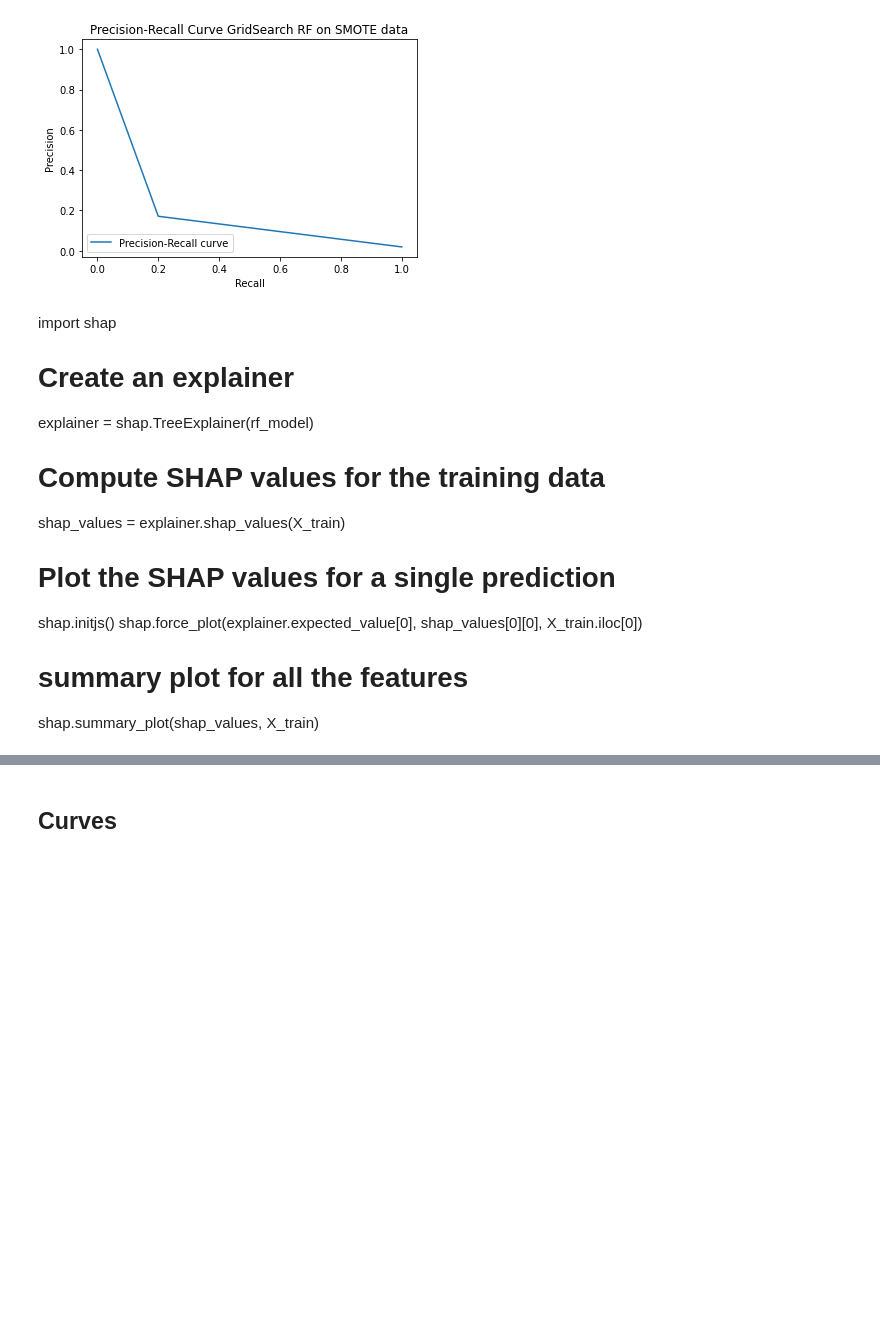
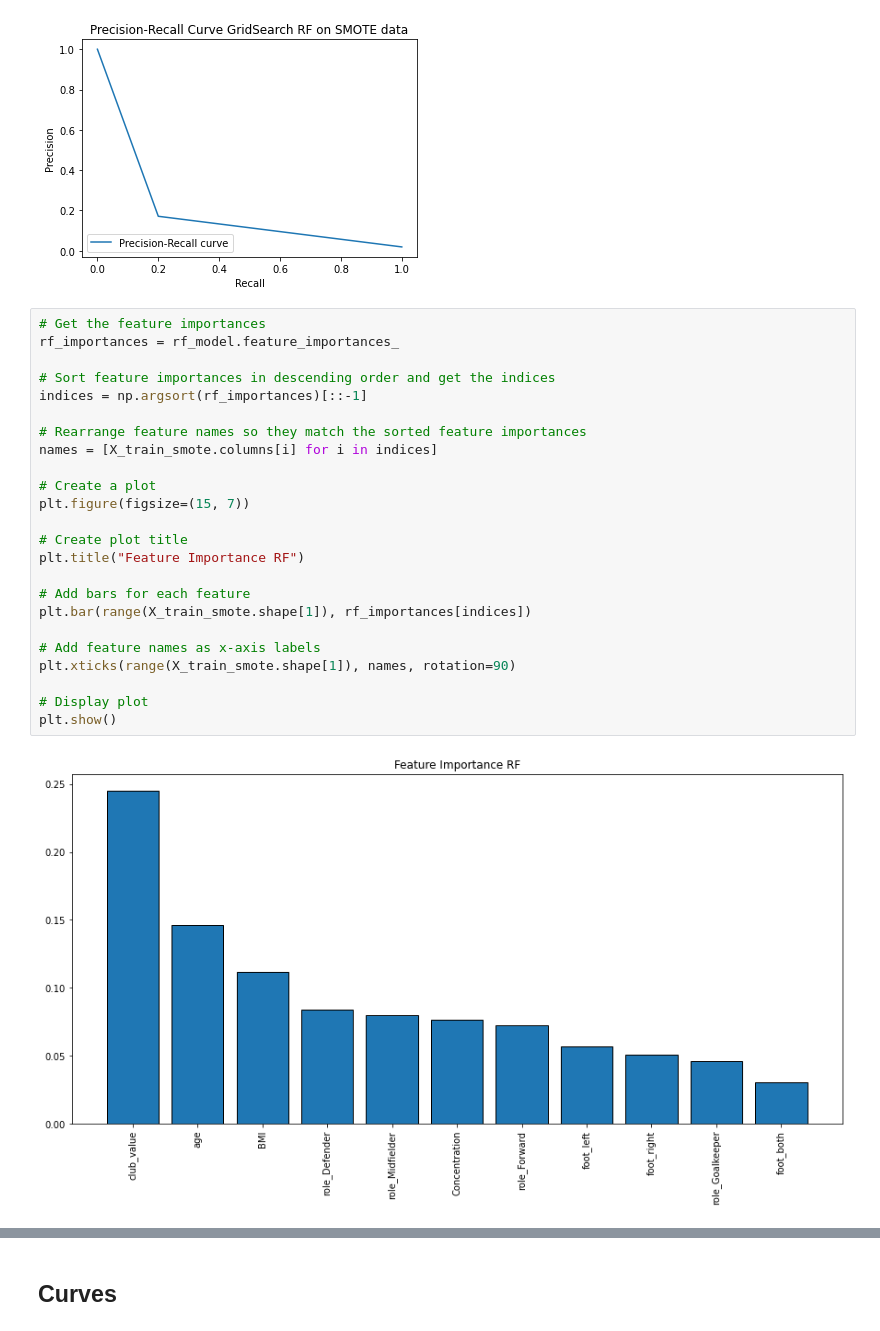
Before and after one commit to Sba22246/thesis, a Jupyter notebook: CAPSTONE_PART_3B-checkpoint.ipynb, the cells around one changed output, grey strips where cells are left out. Cells and saved outputs as stored; diff of their text form; blank space fills up the shorter version.

```diff
--- a/CAPSTONE_PART_3B-checkpoint.ipynb
+++ b/CAPSTONE_PART_3B-checkpoint.ipynb
@@ -1680,18 +1709,29 @@ plt.legend(loc="lower left")
 plt.show()
 # %% [output]
 [figure]
-# %% [markdown]
-import shap
-
-# Create an explainer
-explainer = shap.TreeExplainer(rf_model)
-
-# Compute SHAP values for the training data
-shap_values = explainer.shap_values(X_train)
-
-# Plot the SHAP values for a single prediction
-shap.initjs()
-shap.force_plot(explainer.expected_value[0], shap_values[0][0], X_train.iloc[0])
-
-# summary plot for all the features
-shap.summary_plot(shap_values, X_train)
+# %%
+# Get the feature importances
+rf_importances = rf_model.feature_importances_
+
+# Sort feature importances in descending order and get the indices
+indices = np.argsort(rf_importances)[::-1]
+
+# Rearrange feature names so they match the sorted feature importances
+names = [X_train_smote.columns[i] for i in indices]
+
+# Create a plot
+plt.figure(figsize=(15, 7))
+
+# Create plot title
+plt.title("Feature Importance RF")
+
+# Add bars for each feature
+plt.bar(range(X_train_smote.shape[1]), rf_importances[indices])
+
+# Add feature names as x-axis labels
+plt.xticks(range(X_train_smote.shape[1]), names, rotation=90)
+
+# Display plot
+plt.show()
+# %% [output]
+[figure, added]
```
Also changed, not shown: parts of 14 cells of this notebook.
